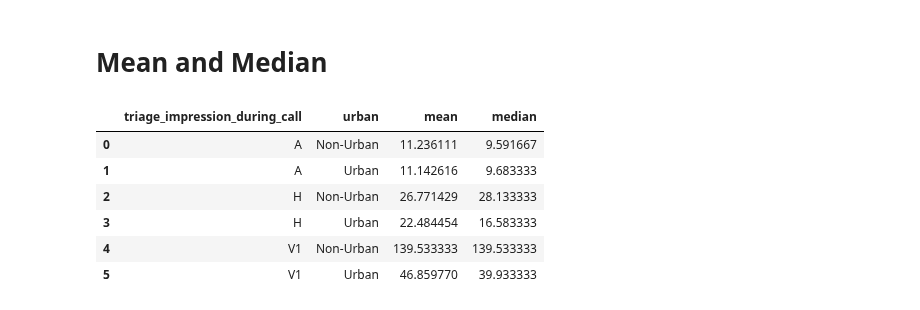
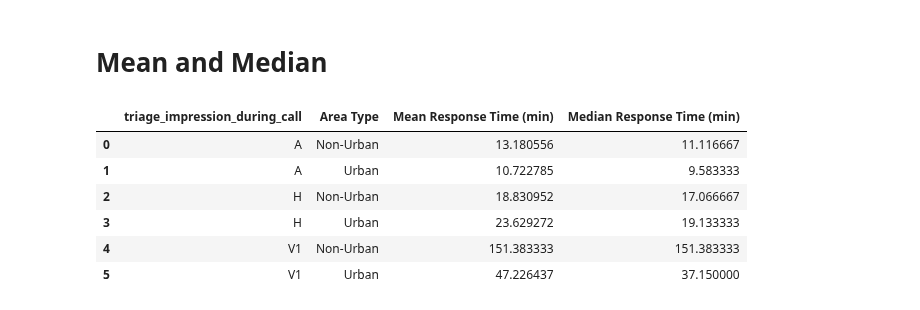
Before and after one commit to Emergency-Optimizers/Data-Processing, a Jupyter notebook: source/simulator_analysis/temp_simulator_analysis.ipynb, the cells around one changed output. Cells and saved outputs as stored; diff of their text form; code cells hidden in the pictures.

```diff
--- a/source/simulator_analysis/temp_simulator_analysis.ipynb
+++ b/source/simulator_analysis/temp_simulator_analysis.ipynb
@@ -39,3 +37,6 @@ data = pd.read_csv('./metrics/metrics_2024-04-10_12-33-22.csv')
+# %%
+filename = 'metrics_2024-04-10_15-12-10.csv'
+data = pd.read_csv('./metrics/' + filename)
 # %%
 response_time_cols = ['duration_incident_creation', 'duration_resource_appointment',
                       'duration_resource_preparing_departure', 'duration_dispatching_to_scene']
@@ -77,20 +78,21 @@ plt.show()
 # %%
 stats = data.groupby(['triage_impression_during_call', 'urban'])['total_response_time'].agg(['mean', 'median']).reset_index()
 
 stats['mean'] = stats['mean'] / 60
 stats['median'] = stats['median'] / 60
 
 stats['urban'] = stats['urban'].map({True: 'Urban', False: 'Non-Urban'})
+stats.rename(columns={'triage_impression_during_call': 'Triage', 'mean': 'Mean Response Time (min)', 'median': 'Median Response Time (min)', 'urban': 'Area Type'}, inplace=True)
 
 stats
 # %% [output]
-|  | triage_impression_during_call | urban | mean | median |
-| 0 | A | Non-Urban | 11.236111 | 9.591667 |
-| 1 | A | Urban | 11.142616 | 9.683333 |
-| 2 | H | Non-Urban | 26.771429 | 28.133333 |
-| 3 | H | Urban | 22.484454 | 16.583333 |
-| 4 | V1 | Non-Urban | 139.533333 | 139.533333 |
-| 5 | V1 | Urban | 46.859770 | 39.933333 |
+|  | triage_impression_during_call | Area Type | Mean Response Time (min) | Median Response Time (min) |
+| 0 | A | Non-Urban | 13.180556 | 11.116667 |
+| 1 | A | Urban | 10.722785 | 9.583333 |
+| 2 | H | Non-Urban | 18.830952 | 17.066667 |
+| 3 | H | Urban | 23.629272 | 19.133333 |
+| 4 | V1 | Non-Urban | 151.383333 | 151.383333 |
+| 5 | V1 | Urban | 47.226437 | 37.150000 |
 # %%
 data['total_response_time_minutes'] = data['total_response_time'] / 60
 
```
Also changed, not shown: parts of 3 cells of this notebook, 5 other files.
